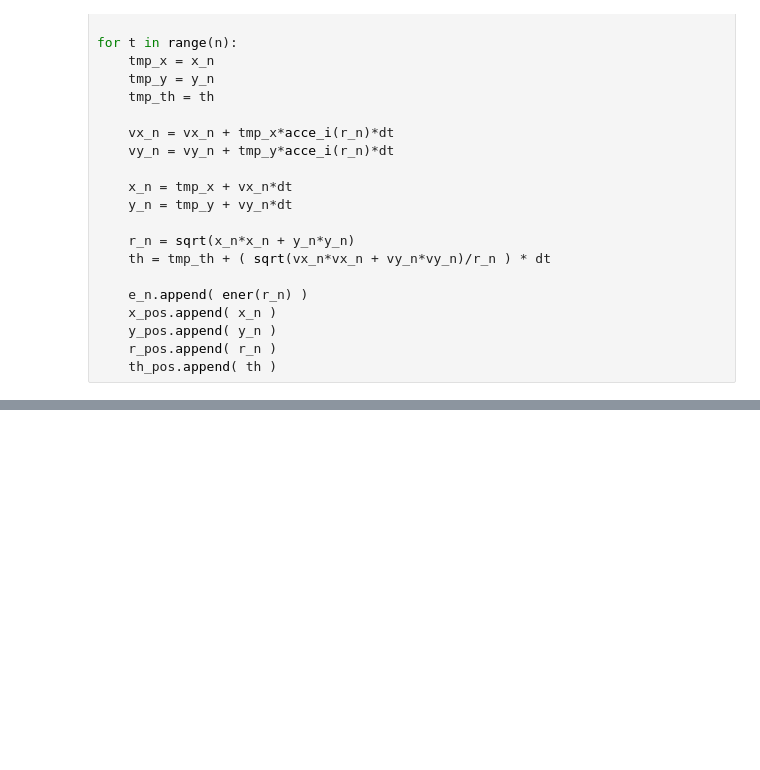
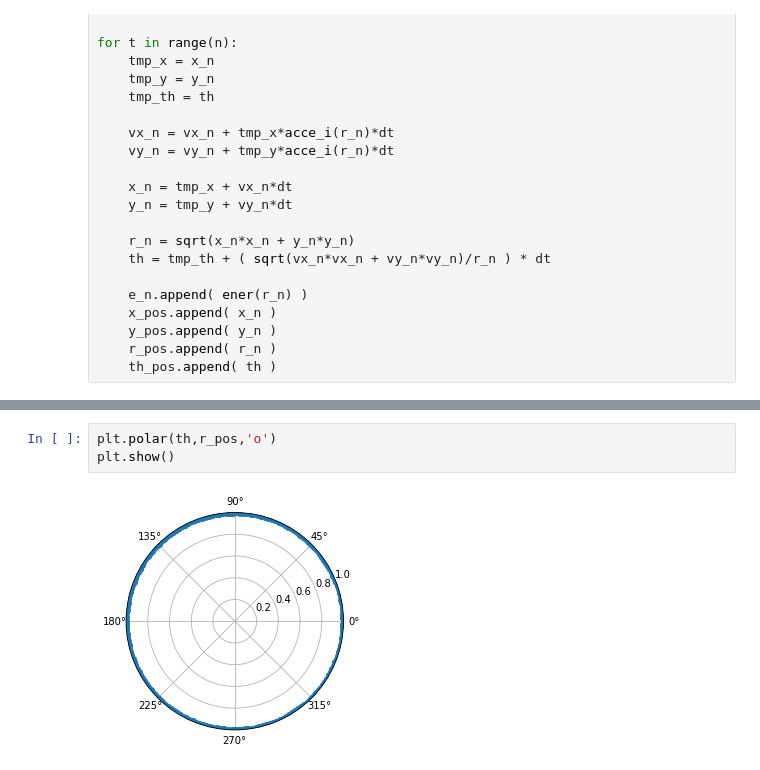
Before and after one commit to fiscompunipamplona/unidad2_partmov, a Jupyter notebook: codes/orbit_eulermeth.ipynb, the cells around one changed output, grey strips where cells are left out. Cells and saved outputs as stored; diff of their text form; blank space fills up the shorter version.

```diff
--- a/codes/orbit_eulermeth.ipynb
+++ b/codes/orbit_eulermeth.ipynb
@@ -80,0 +120,5 @@ plt.show()
+# %%
+plt.polar(th,r_pos,'o')
+plt.show()
+# %% [output]
+[figure, added]
```
Also changed, not shown: parts of 7 cells of this notebook.
